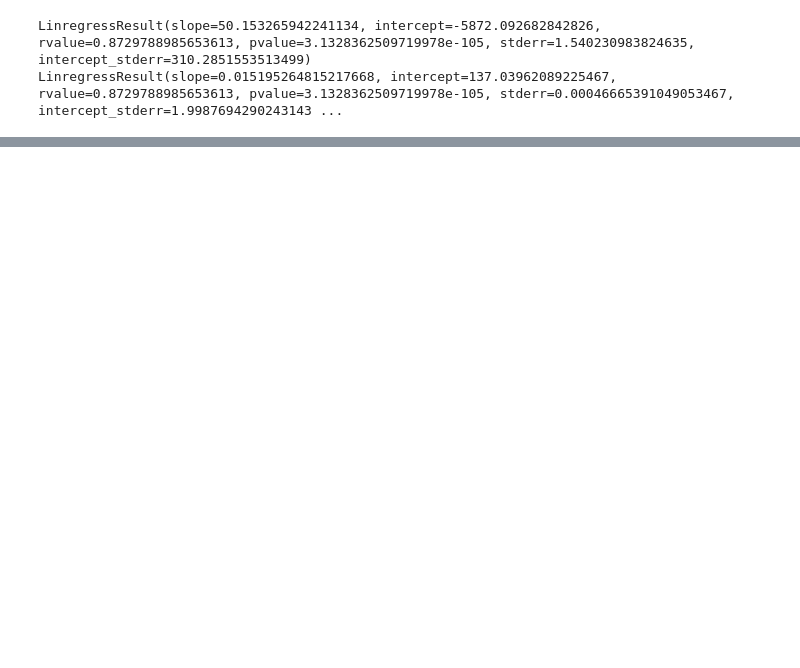
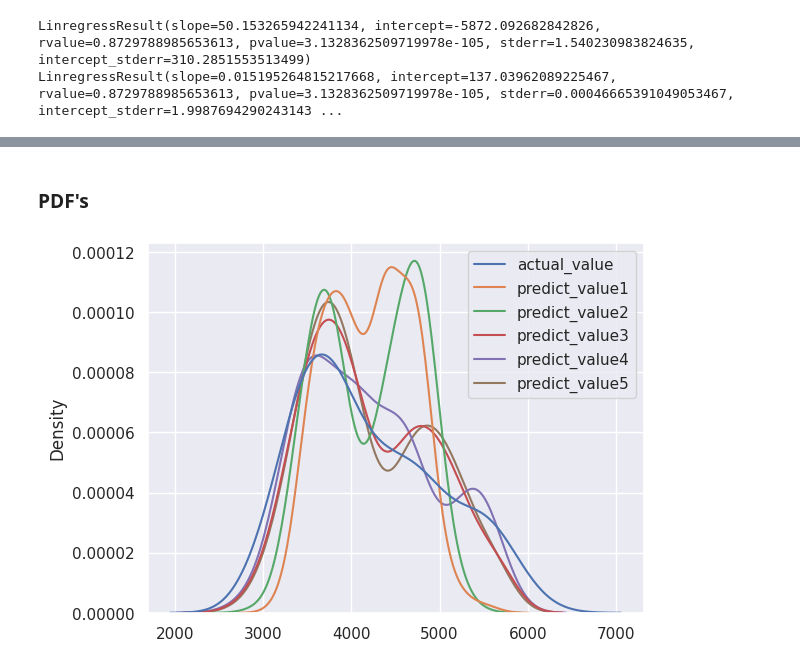
Before and after one commit to AleexSilva/Training-EDA, a Jupyter notebook: python-files/intro.ipynb, the cells around one changed output, grey strips where cells are left out. Cells and saved outputs as stored; diff of their text form; code cells hidden in the pictures; blank space fills up the shorter version.

```diff
--- a/python-files/intro.ipynb
+++ b/python-files/intro.ipynb
@@ -958,0 +1180,9 @@ LinregressResult(slope=0.015195264815217668, intercept=137.03962089225467, rvalu
+# %% [markdown]
+### PDF's
+# %%
+sns.kdeplot(
+    data=model_results
+)
+plt.show()
+# %% [output]
+[figure, added]
```
Also changed, not shown: parts of 41 cells of this notebook.
